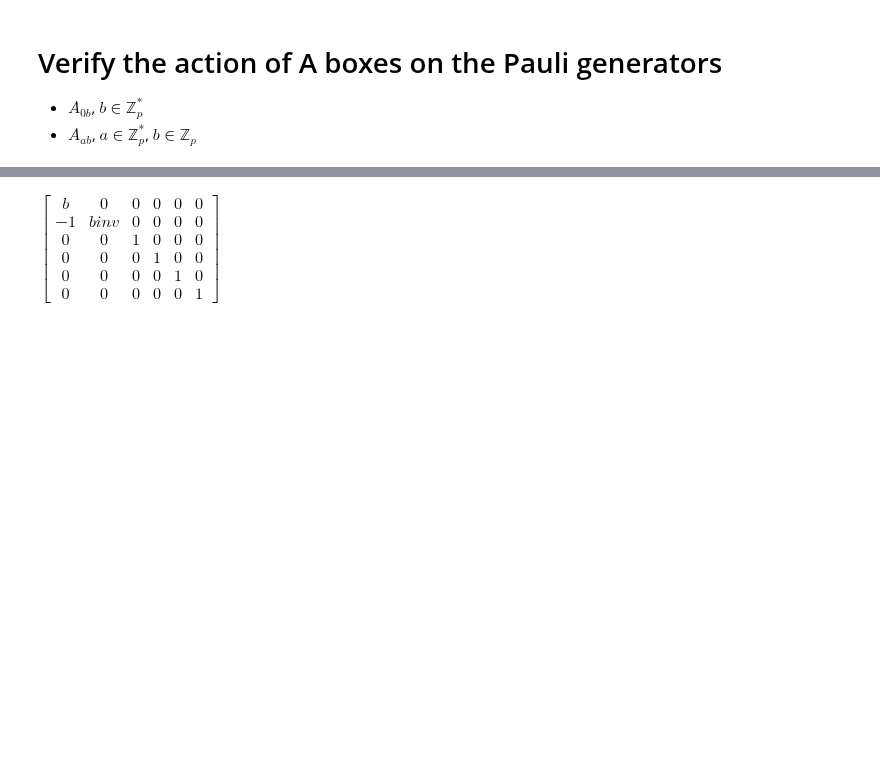
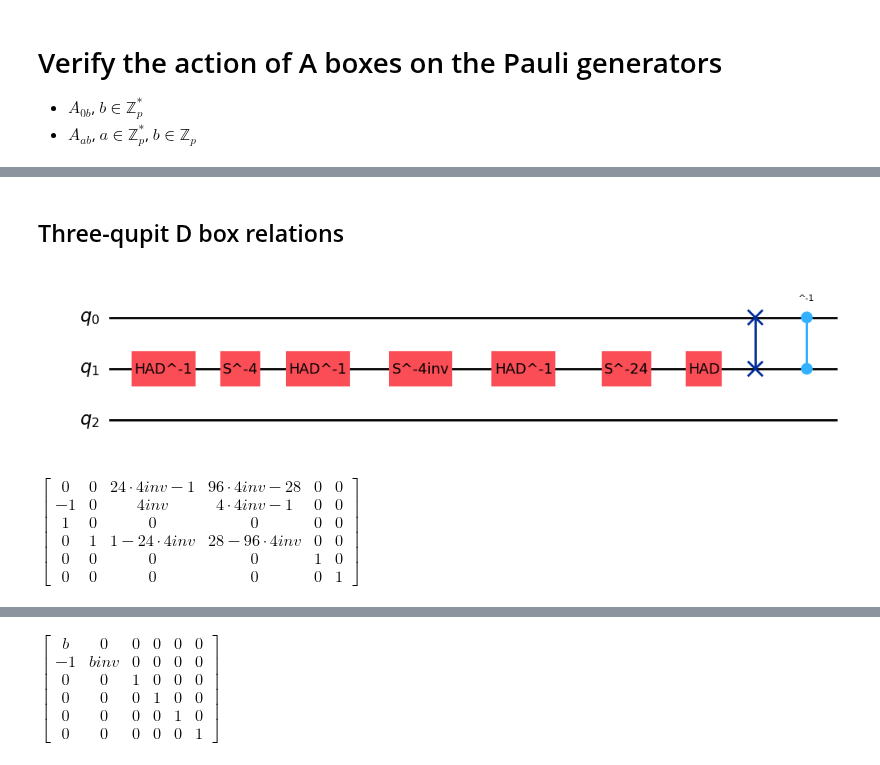
Before and after one commit to SarahMMMLi/QuditClifford, a Jupyter notebook: notebooks/BoxRelation-Soundness.ipynb, the cells around one changed output, grey strips where cells are left out. Drawn from its saved outputs; the diff is of its cells as text; code cells hidden in the pictures; blank space fills up the shorter version.

Commit message:
Added three-qupit box relations

```diff
--- a/notebooks/BoxRelation-Soundness.ipynb
+++ b/notebooks/BoxRelation-Soundness.ipynb
@@ -381,19 +363,0 @@ def symbolic_inverse(x):
-# %%
-b, c = symbols("b c")
-
-symbolic_inverse(b)
-# binv
-
-symbolic_inverse(3*b)
-# 3**(-1) * binv
-
-symbolic_inverse(-1)
-
-symbolic_inverse(-b)
-# (-1)**(-1) * binv  → simplifies to -1*binv
-
-symbolic_inverse(b - c)
-# (b - c)**(-1)
-
-symbolic_inverse(2*b + 3*c)
-# (2*b + 3*c)**(-1)
@@ -444,0 +469,2 @@ def instantiate_A_box(a, b, j, n, p):
+# %% [markdown]
+## Three-qupit D box relations
@@ -444,0 +563,20 @@ def instantiate_A_box(a, b, j, n, p):
+# %%
+a = symbols("a")
+b = symbols("b")
+D45_01 = instantiate_D_box(4, 5, j=0, k=1, n=3, p=23)
+display(D45_01.draw())
+D45_01.to_symplectic_matrix()
+
+# D45_01_reduce = dizx.symplectic.reduce_matrix(D45_01.to_symplectic_matrix(),[(Integer(4), Symbol("4inv")), (Integer(5), Symbol("5inv"))])
+
+
+# D45_12 = instantiate_D_box(4, 5, j=1, k=2, n=3, p=23)
+# display(D45_12.draw())
+
+# D45_12_reduce = dizx.symplectic.reduce_matrix(D45_12.to_symplectic_matrix(),[(a,symbolic_inverse(a)),(b,symbolic_inverse(b))])
+
+# D45_01_reduce
+# D45_12_reduce
+# %% [output]
+[figure, added]
+$\displaystyle \left[\begin{matrix}0 & 0 & 24 \cdot 4inv - 1 & 96 \cdot 4inv - 28 & 0 & 0\\-1 & 0 & 4inv & 4 \cdot 4inv - 1 & 0 & 0\\1 & 0 & 0 & 0 & 0 & 0\\0 & 1 & 1 - 24 \cdot 4inv & 28 - 96 \cdot 4inv & 0 & 0\\0 & 0 & 0 & 0 & 1 & 0\\0 & 0 & 0 & 0 & 0 & 1\end{matrix}\right]$
```
Also changed, not shown: parts of 29 cells of this notebook, 8 other files.
